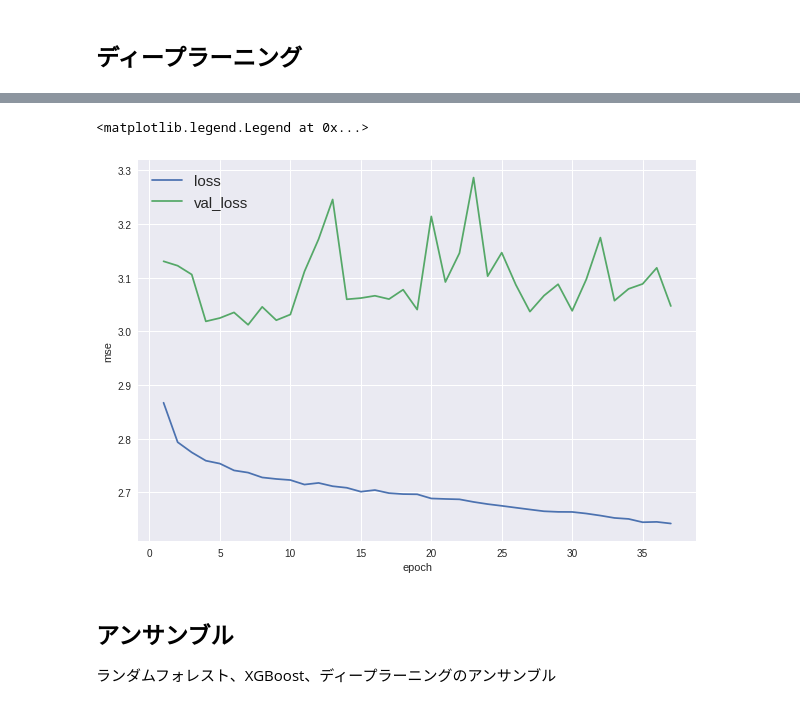
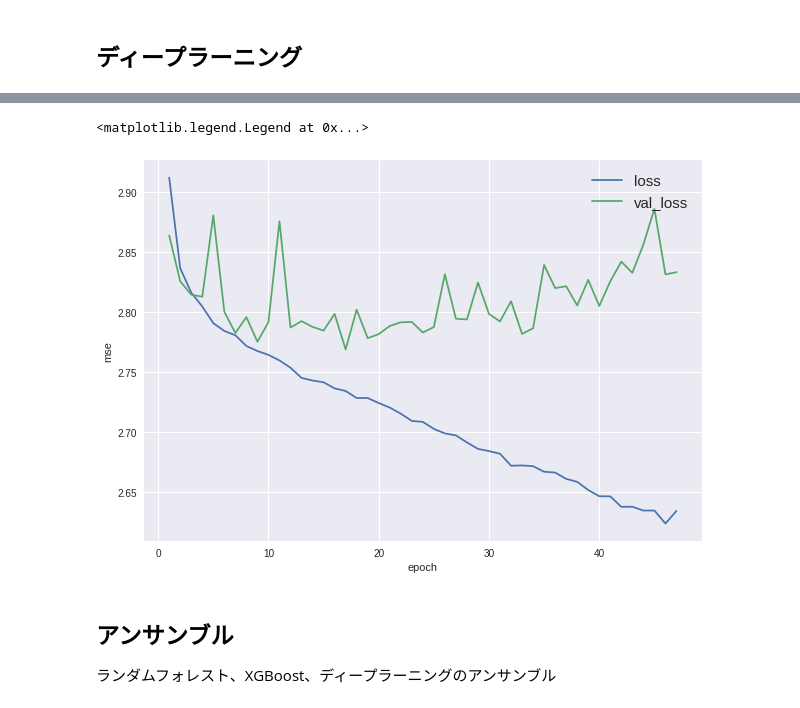
Before and after one commit to taiki323/kaggle_training, a Jupyter notebook: Google_Analytics_Customer_Revenue_Prediction.ipynb, the cells around one changed output, grey strips where cells are left out. Saved outputs shown, nothing was run; the diff lists cells and outputs as text; code cells hidden in the pictures.

```diff
--- a/Google_Analytics_Customer_Revenue_Prediction.ipynb
+++ b/Google_Analytics_Customer_Revenue_Prediction.ipynb
@@ -660,8 +697,8 @@ test_pred = reg.predict(test_x)
 ## ディープラーニング
 # %%
 BATCH_SIZE = 64
-EPOCHS = 50
-LEARNING_RATE = 0.005
+EPOCHS = 100
+LEARNING_RATE = 0.001
 
 optim = keras.optimizers.Adam(lr=LEARNING_RATE)
 early_stop = EarlyStopping(patience=30)
@@ -683,13 +735,13 @@ Epoch 1/50
 # %%
 plt.figure(figsize=(10,7))
 plt.xlabel("epoch")
 plt.ylabel("mse")
 plt.plot(np.arange(len(history.history['loss']))+1, history.history['loss'], label='loss')
 plt.plot(np.arange(len(history.history['loss']))+1, history.history['val_loss'], label='val_loss')
-plt.legend(loc='upper left', fontsize=15)
+plt.legend(loc='upper right', fontsize=15)
 # %% [output]
 <matplotlib.legend.Legend at 0x...>
-[figure, old version]
+[figure, new version]
 # %%
 dnn_pred = model.predict(test_x)
 # %%
```
Also changed, not shown: parts of 9 cells of this notebook.
